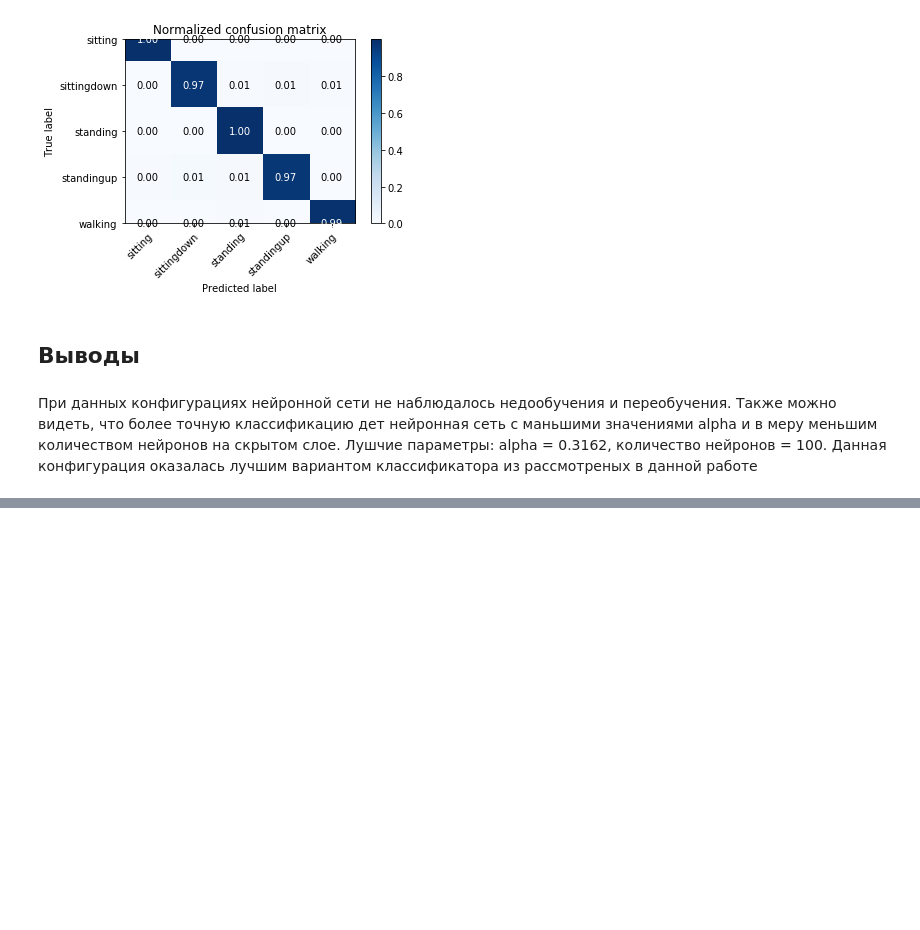
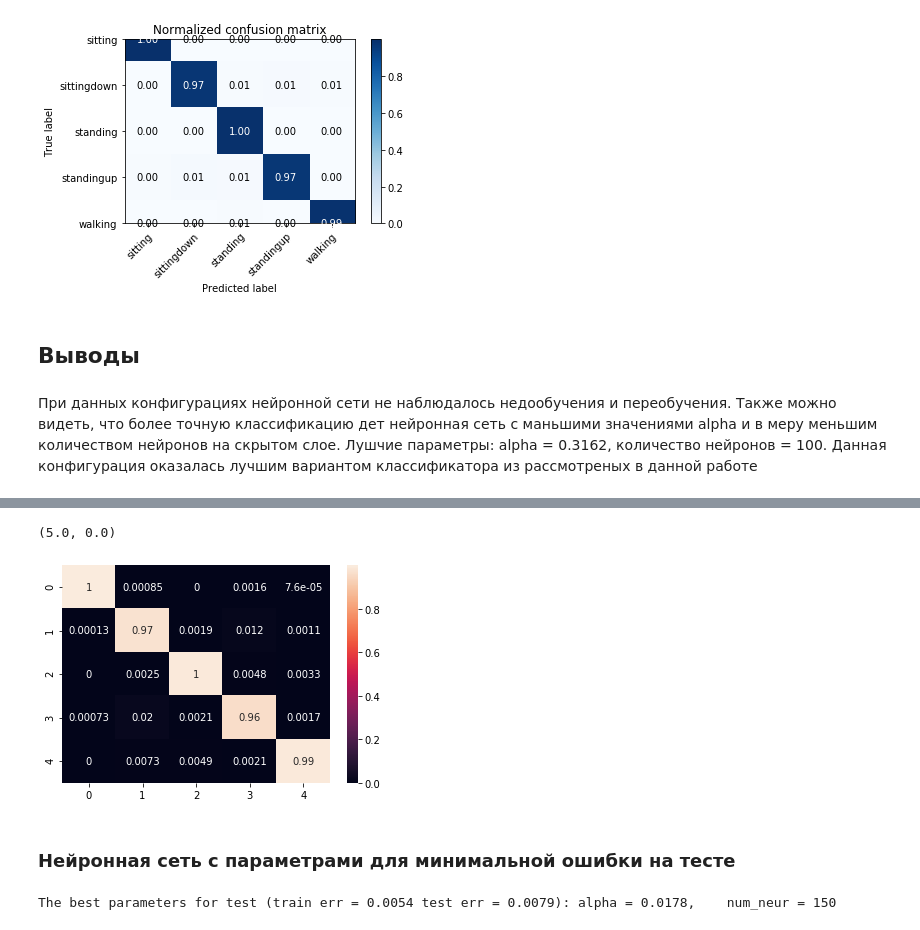
Before and after one commit to ABoltachev/Laba_1, a Jupyter notebook: Laba_1.ipynb, the cells around one changed output, grey strips where cells are left out. Drawn from its saved outputs; the diff is of its cells as text; code cells hidden in the pictures; blank space fills up the shorter version.

```diff
--- a/Laba_1.ipynb
+++ b/Laba_1.ipynb
@@ -779,0 +832,3 @@ Normalized confusion matrix
+# %%
+train_err_np = np.matrix(train_err)
+test_err_np = np.matrix(test_err)
@@ -779,0 +837,8 @@ Normalized confusion matrix
+# %%
+js_min_train = train_err_np.argmin(1)
+tmp = np.array([train_err_np[i, j] for i, j in enumerate(js_min_train)])
+i_min_train = tmp.argmin()
+j_min_train = js_min_train[i_min_train, 0]
+print(f"The best parameters for train (train err = {train_err_np[i_min_train,j_min_train]:3.4f} "
+      f"test err = {test_err_np[i_min_train,j_min_train]:3.4f}): "
+      f"alpha = {alpha_arr[j_min_train]:3.4f},\tnum_neur = {num_hidden_ns[i_min_train]}")
@@ -779,0 +847,4 @@ Normalized confusion matrix
+# %%
+best_model_for_train = MLPClassifier(alpha=alpha_arr[j_min_train], hidden_layer_sizes=(num_hidden_ns[i_min_train],),
+                                     solver='lbfgs', activation='logistic', random_state=42)
+best_model_for_train.fit(X_t_train, y_train)
@@ -779,0 +859,23 @@ Normalized confusion matrix
+# %%
+y_test_predict = best_model_for_train.predict(X_t_test)
+# %%
+cnf_matrix = confusion_matrix(y_test, y_test_predict, labels=list(range(len(classes))))
+plt.figure()
+ax = sns.heatmap(cnf_matrix / cnf_matrix.astype(np.float).sum(axis=1), annot=True)
+bottom, top = ax.get_ylim()
+ax.set_ylim(bottom + 0.5, top - 0.5)
+# %% [output]
+(5.0, 0.0)
+[figure, added]
+# %% [markdown]
+### Нейронная сеть с параметрами для минимальной ошибки на тесте
+# %%
+js_min_test = test_err_np.argmin(1)
+tmp = np.array([test_err_np[i, j] for i, j in enumerate(js_min_test)])
+i_min_test = tmp.argmin()
+j_min_test = js_min_test[i_min_test, 0]
+print(f"The best parameters for test (train err = {train_err_np[i_min_test,j_min_test]:3.4f} "
+      f"test err = {test_err_np[i_min_test,j_min_test]:3.4f}): "
+      f"alpha = {alpha_arr[j_min_test]:3.4f},\tnum_neur = {num_hidden_ns[i_min_test]}")
+# %% [output]
+The best parameters for test (train err = 0.0054 test err = 0.0079): alpha = 0.0178,    num_neur = 150
```
Also changed, not shown: parts of 18 cells of this notebook, 2 other files.
